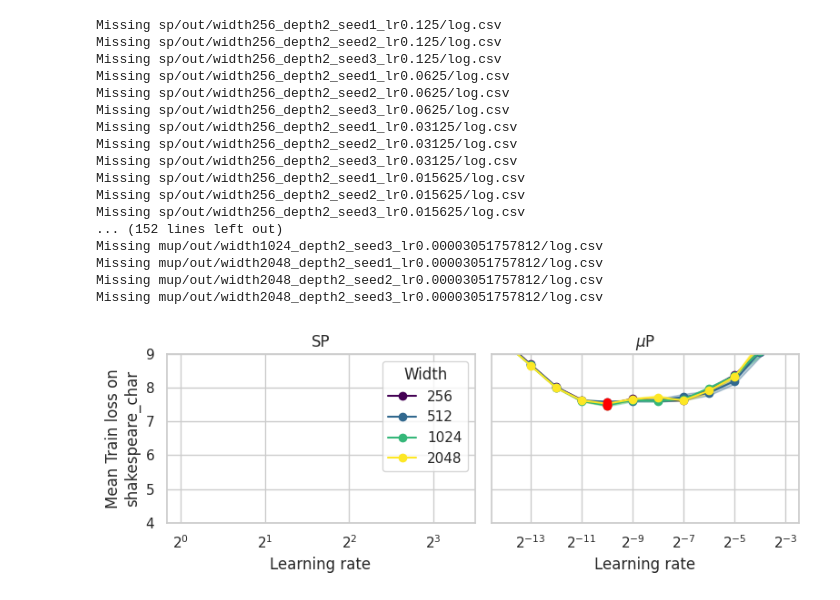
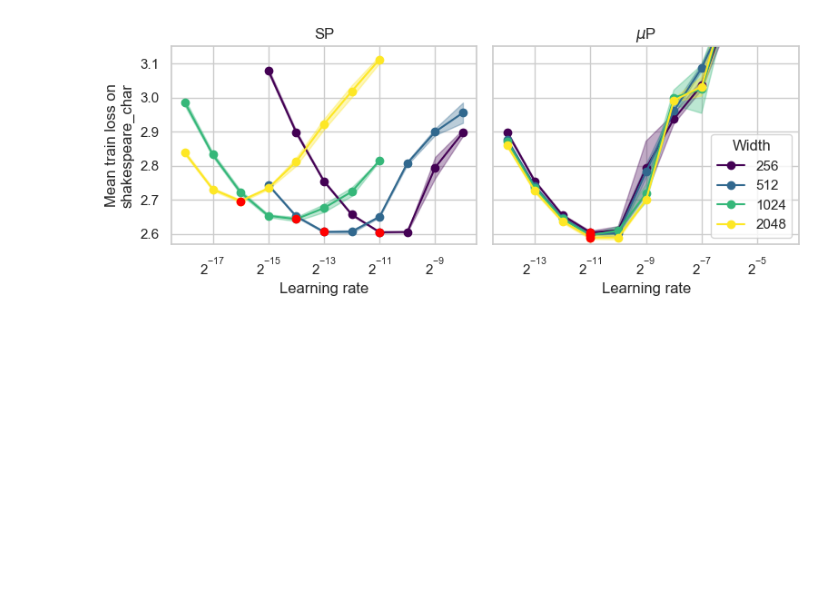
Before and after one commit to karpathy/nanoGPT, a Jupyter notebook: mup_examples/mutransfer_lr_shakespeare_char/plot.ipynb, the cells around one changed output. Cells and saved outputs as stored; diff of their text form; code cells hidden in the pictures; blank space fills up the shorter version.

```diff
--- a/mup_examples/mutransfer_lr_shakespeare_char/plot.ipynb
+++ b/mup_examples/mutransfer_lr_shakespeare_char/plot.ipynb
@@ -21,7 +21,7 @@ widths = [
     2048,
 ]
 lrs = [
-    0.125,
+    # 0.125,
     0.0625,
     0.03125,
     0.015625,
@@ -54,7 +54,6 @@ color_helper = MplColorHelper('viridis', 0, len(widths)-1)
 n_cols = len(parameterizations)
 n_rows = 1
 fig, axes = plt.subplots(n_rows, n_cols, figsize=(4*n_cols, 3.33*n_rows))
-layers=2
 
 for parameterization_idx, (parameterization, parameterization_str) in enumerate(parameterizations):
     ax = axes[parameterization_idx]
@@ -67,58 +66,46 @@ for parameterization_idx, (parameterization, parameterization_str) in enumerate(
         for lr in lrs:
             losses = []
             for seed in seeds:
-                job_name = f'width{width}_depth{layers}_seed{seed}_lr{lr:.20f}'.rstrip('0')
+                job_name = f'width{width}_depth2_seed{seed}_lr{lr:.20f}'.rstrip('0')
                 csv_path = os.path.join(parameterization, 'out', job_name, 'log.csv')
                 if os.path.exists(csv_path):
                     ckpt_df = pd.read_csv(csv_path)
                     losses.append(ckpt_df['train/loss'].mean())
-                else:
-                    print(f'Missing {csv_path}')
+                    # losses.append(ckpt_df['train/loss'].min())
+                    # losses.append(ckpt_df['train/loss'].ewm(alpha=0.9).mean().values[-1])
+                # else:
+                #     print(f'Missing {csv_path}')
             if len(losses):
                 mean_losses.append(np.mean(losses))
                 sem_losses.append(np.std(losses, ddof=1) / np.sqrt(len(losses)))
                 lrs_to_plot.append(lr)
 
         mean_losses = np.array(mean_losses)
         sem_losses = np.array(sem_losses)
         ax.plot(lrs_to_plot, mean_losses, label=width, marker='o', color=color_helper.get_rgb(width_idx))
         ax.fill_between(lrs_to_plot, mean_losses-sem_losses, mean_losses+sem_losses, color=color_helper.get_rgb(width_idx), alpha=0.33)
 
         if len(mean_losses):
             optimum_idx = np.argmin(mean_losses)
             optimal_lrs.append(lrs_to_plot[optimum_idx])
             optimal_losses.append(mean_losses[optimum_idx])
 
     ax.plot(optimal_lrs, optimal_losses, color='red', linestyle='none', marker='o')
     ax.set_xscale('log', base=2)
     ax.set_xlabel('Learning rate')
     ax.set_title(parameterization_str)
-    ax.set_ylim(4, 9)
+    ax.set_ylim(2.57, 3.15)
+    # ax.set_ylim(2.3, 2.7)
+    # ax.set_ylim(2.4, 2.8)
 
-axes[0].legend(title='Width')
-axes[0].set_ylabel('Mean Train loss on\nshakespeare_char')
+axes[1].legend(title='Width')
+# axes[0].set_ylabel('Train loss on\nshakespeare_char')
+axes[0].set_ylabel('Mean train loss on\nshakespeare_char')
 axes[1].yaxis.set_ticklabels([])
 axes[1].tick_params(axis='y', length=0, width=0)
 
 plt.tight_layout()
 plt.show()
 plt.close()
 # %% [output]
-Missing sp/out/width256_depth2_seed1_lr0.125/log.csv
-Missing sp/out/width256_depth2_seed2_lr0.125/log.csv
-Missing sp/out/width256_depth2_seed3_lr0.125/log.csv
-Missing sp/out/width256_depth2_seed1_lr0.0625/log.csv
-Missing sp/out/width256_depth2_seed2_lr0.0625/log.csv
-Missing sp/out/width256_depth2_seed3_lr0.0625/log.csv
-Missing sp/out/width256_depth2_seed1_lr0.03125/log.csv
-Missing sp/out/width256_depth2_seed2_lr0.03125/log.csv
-Missing sp/out/width256_depth2_seed3_lr0.03125/log.csv
-Missing sp/out/width256_depth2_seed1_lr0.015625/log.csv
-Missing sp/out/width256_depth2_seed2_lr0.015625/log.csv
-Missing sp/out/width256_depth2_seed3_lr0.015625/log.csv
-... (152 lines left out)
-Missing mup/out/width1024_depth2_seed3_lr0.00003051757812/log.csv
-Missing mup/out/width2048_depth2_seed1_lr0.00003051757812/log.csv
-Missing mup/out/width2048_depth2_seed2_lr0.00003051757812/log.csv
-Missing mup/out/width2048_depth2_seed3_lr0.00003051757812/log.csv
-[figure, old version]
+[figure, new version]
```
Also changed, not shown: 2 other files.
